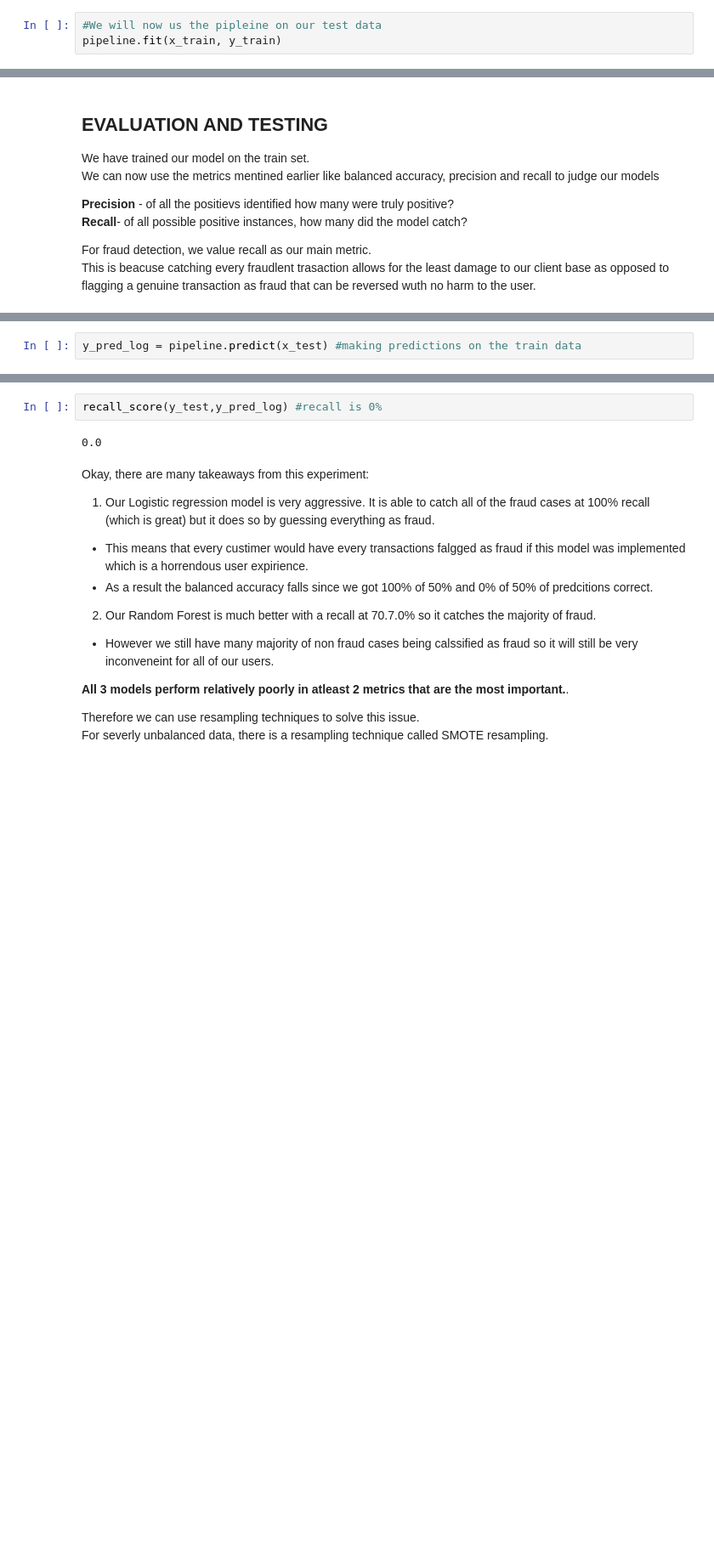
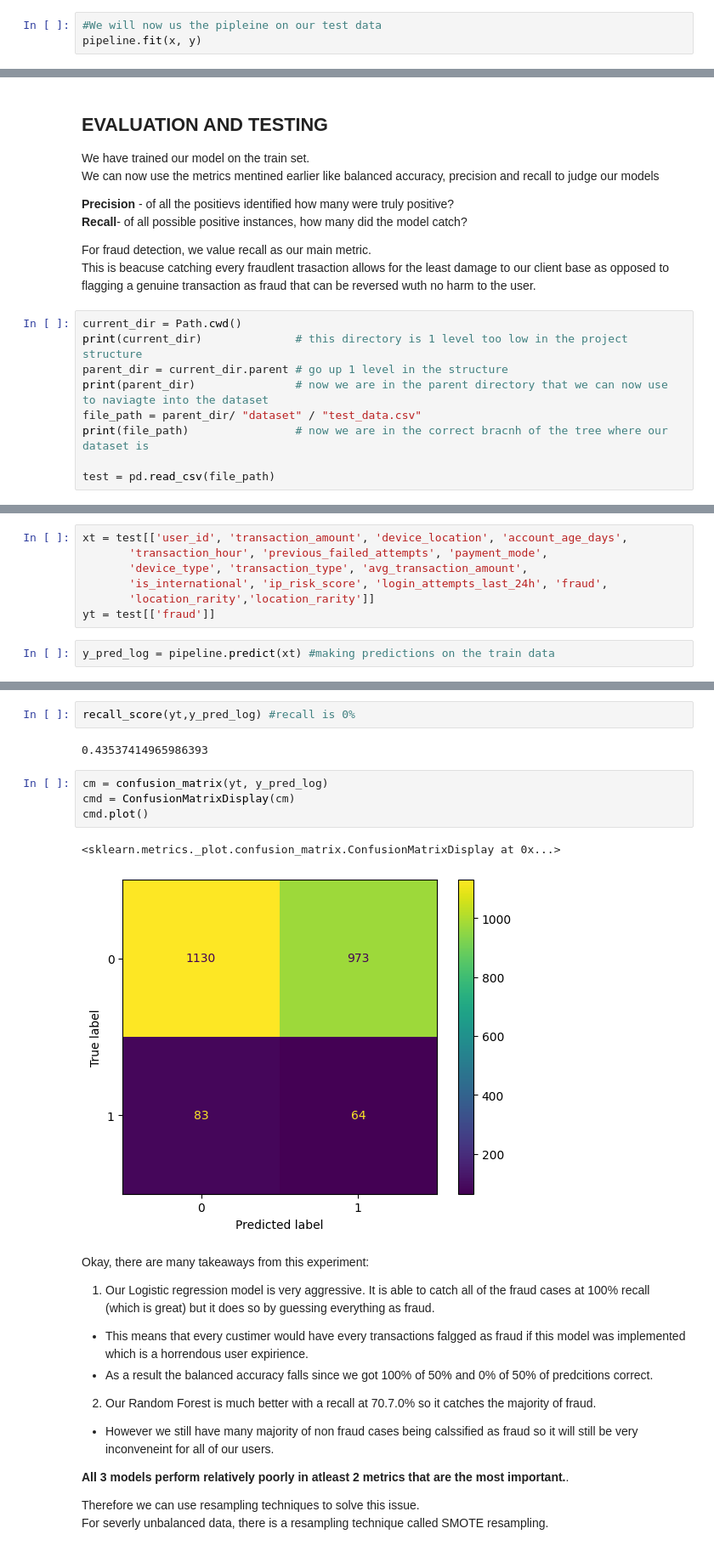
Before and after one commit to leta199/Fraud-Detection, a Jupyter notebook: modelling/fraud_detection.ipynb, the cells around one changed output, grey strips where cells are left out. Shown at 85% size. Cells and saved outputs as stored; diff of their text form; blank space fills up the shorter version.

```diff
--- a/modelling/fraud_detection.ipynb
+++ b/modelling/fraud_detection.ipynb
@@ -308,5 +323,5 @@ pipeline = Pipeline([
 ## MODELLING
 # %%
 #We will now us the pipleine on our test data
-pipeline.fit(x_train, y_train)
+pipeline.fit(x, y)
 # %% [output]
@@ -341,3 +353,12 @@ We can now use the metrics mentined earlier like balanced accuracy, precision an
 
 For fraud detection, we value recall as our main metric.
 This is beacuse catching every fraudlent trasaction allows for the least damage to our client base as opposed to flagging a genuine transaction as fraud that can be reversed wuth no harm to the user.
+# %%
+current_dir = Path.cwd()
+print(current_dir)              # this directory is 1 level too low in the project structure
+parent_dir = current_dir.parent # go up 1 level in the structure
+print(parent_dir)               # now we are in the parent directory that we can now use to naviagte into the dataset
+file_path = parent_dir/ "dataset" / "test_data.csv"
+print(file_path)                # now we are in the correct bracnh of the tree where our dataset is
+
+test = pd.read_csv(file_path)
@@ -344,2 +378,9 @@ This is beacuse catching every fraudlent trasaction allows for the least damage
+# %%
+xt = test[['user_id', 'transaction_amount', 'device_location', 'account_age_days',
+       'transaction_hour', 'previous_failed_attempts', 'payment_mode',
+       'device_type', 'transaction_type', 'avg_transaction_amount',
+       'is_international', 'ip_risk_score', 'login_attempts_last_24h', 'fraud',
+       'location_rarity','location_rarity']]
+yt = test[['fraud']]
 # %%
-y_pred_log = pipeline.predict(x_test) #making predictions on the train data
+y_pred_log = pipeline.predict(xt) #making predictions on the train data
@@ -363,7 +399,14 @@ precision_score(y_test,y_pred_log) # precision is 0%
 # %%
-recall_score(y_test,y_pred_log) #recall is 0%
+recall_score(yt,y_pred_log) #recall is 0%
 # %% [output]
-0.0
+0.43537414965986393
+# %%
+cm = confusion_matrix(yt, y_pred_log)
+cmd = ConfusionMatrixDisplay(cm)
+cmd.plot()
+# %% [output]
+<sklearn.metrics._plot.confusion_matrix.ConfusionMatrixDisplay at 0x...>
+[figure, added]
 # %% [markdown]
 Okay, there are many takeaways from this experiment:
 
```
Also changed, not shown: parts of 15 cells of this notebook.
